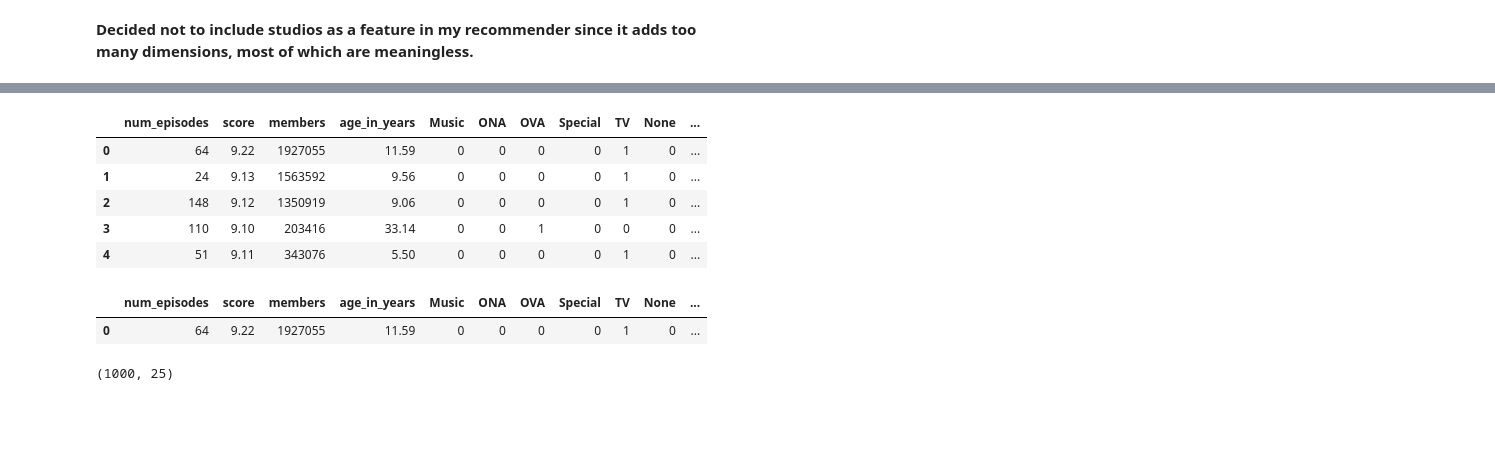
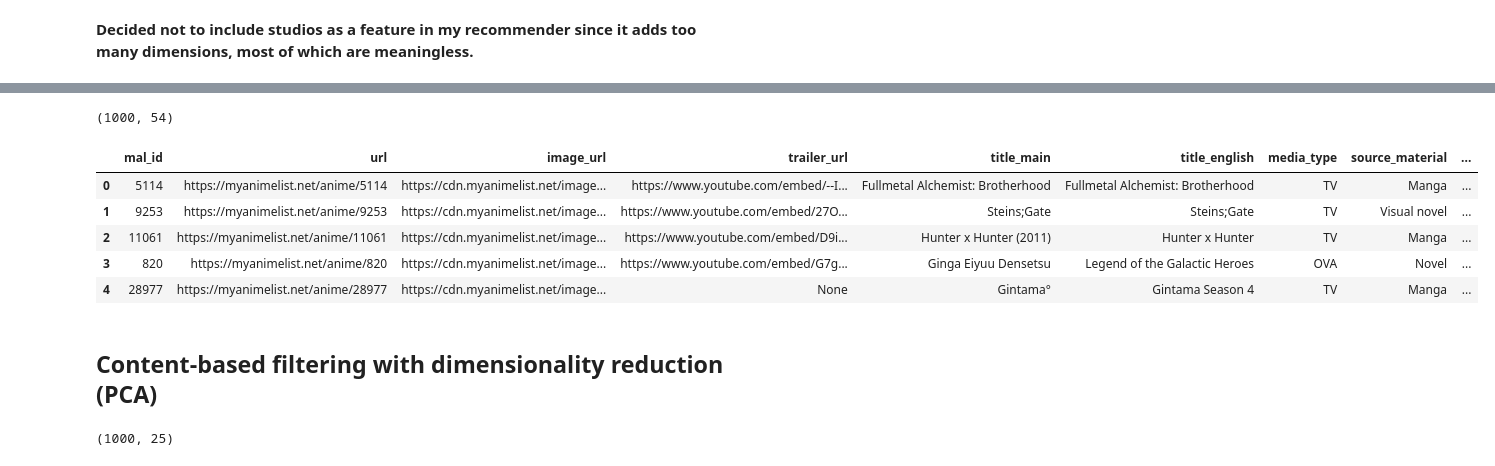
Before and after one commit to binh748/anime-recommender, a Jupyter notebook: notebooks/modeling.ipynb, the cells around one changed output, grey strips where cells are left out. Cells and saved outputs as stored; diff of their text form; code cells hidden in the pictures; blank space fills up the shorter version.

```diff
--- a/notebooks/modeling.ipynb
+++ b/notebooks/modeling.ipynb
@@ -486,12 +260,3 @@ memory usage: 533.3+ KB
-# %%
-top_anime_df.drop(columns=cols_to_drop).head()
-# %% [output]
-|  | num_episodes | score | members | age_in_years | Music | ONA | OVA | Special | TV | None | ... |
-| 0 | 64 | 9.22 | 1927055 | 11.59 | 0 | 0 | 0 | 0 | 1 | 0 | ... |
-| 1 | 24 | 9.13 | 1563592 | 9.56 | 0 | 0 | 0 | 0 | 1 | 0 | ... |
-| 2 | 148 | 9.12 | 1350919 | 9.06 | 0 | 0 | 0 | 0 | 1 | 0 | ... |
-| 3 | 110 | 9.10 | 203416 | 33.14 | 0 | 0 | 1 | 0 | 0 | 0 | ... |
-| 4 | 51 | 9.11 | 343076 | 5.50 | 0 | 0 | 0 | 0 | 1 | 0 | ... |
 # %%
 cols_to_drop = ['mal_id',
                 'url',
@@ -519,11 +284,21 @@ cols_to_drop = ['mal_id',
 # %%
 # Drop all non-relevant features for content-based filtering
 top_anime_df_core = top_anime_df.drop(columns=cols_to_drop)
-# %%
-top_anime_df_core.head(1)
-# %% [output]
-|  | num_episodes | score | members | age_in_years | Music | ONA | OVA | Special | TV | None | ... |
-| 0 | 64 | 9.22 | 1927055 | 11.59 | 0 | 0 | 0 | 0 | 1 | 0 | ... |
+# %%
+top_anime_df_core.shape
+# %% [output]
+(1000, 54)
+# %%
+top_anime_df.head()
+# %% [output]
+|  | mal_id | url | image_url | trailer_url | title_main | title_english | media_type | source_material | ... |
+| 0 | 5114 | https://myanimelist.net/anime/5114 | https://cdn.myanimelist.net/image... | https://www.youtube.com/embed/--I... | Fullmetal Alchemist: Brotherhood | Fullmetal Alchemist: Brotherhood | TV | Manga | ... |
+| 1 | 9253 | https://myanimelist.net/anime/9253 | https://cdn.myanimelist.net/image... | https://www.youtube.com/embed/27O... | Steins;Gate | Steins;Gate | TV | Visual novel | ... |
+| 2 | 11061 | https://myanimelist.net/anime/11061 | https://cdn.myanimelist.net/image... | https://www.youtube.com/embed/D9i... | Hunter x Hunter (2011) | Hunter x Hunter | TV | Manga | ... |
+| 3 | 820 | https://myanimelist.net/anime/820 | https://cdn.myanimelist.net/image... | https://www.youtube.com/embed/G7g... | Ginga Eiyuu Densetsu | Legend of the Galactic Heroes | OVA | Novel | ... |
+| 4 | 28977 | https://myanimelist.net/anime/28977 | https://cdn.myanimelist.net/image... | None | Gintama° | Gintama Season 4 | TV | Manga | ... |
+# %% [markdown]
+## Content-based filtering with dimensionality reduction (PCA) ##
 # %%
 # Scale features to unit standard deviation (no mean centering, since PCA does it automatically)
 scaler = StandardScaler(with_mean=False, with_std=True)
```
Also changed, not shown: parts of 91 cells of this notebook, 2 other files.
